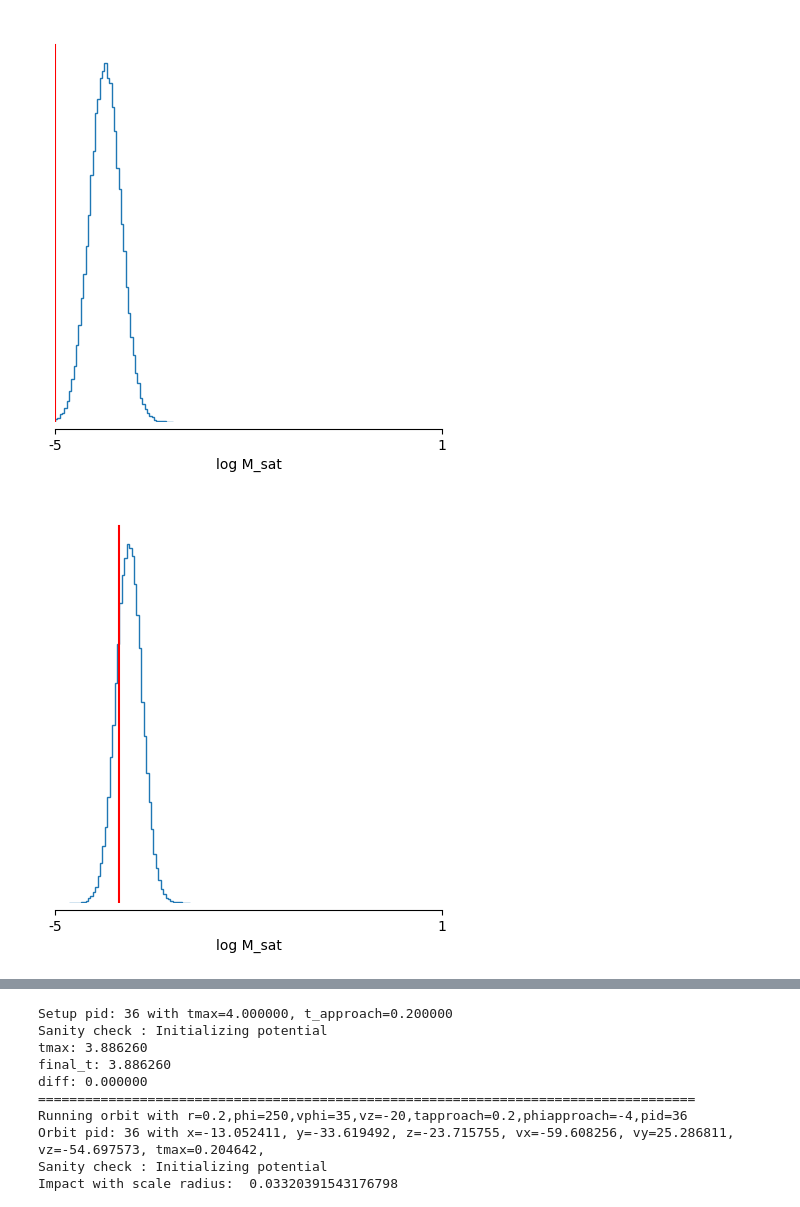
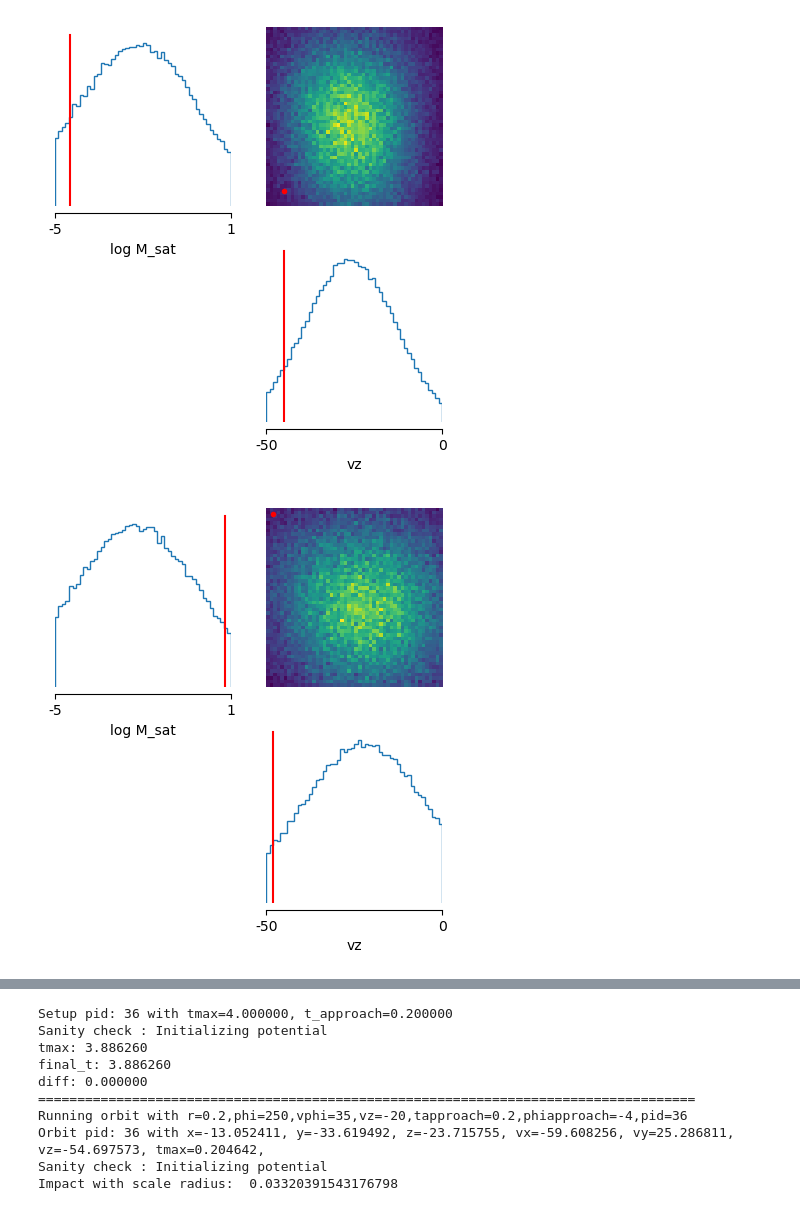
Before and after one commit to RutongPei/SBI-streameeeee, a Jupyter notebook: sims/sbi_with_stream_simulator.ipynb, the cells around one changed output, grey strips where cells are left out. Drawn from its saved outputs; the diff is of its cells as text; code cells hidden in the pictures.

```diff
--- a/sims/sbi_with_stream_simulator.ipynb
+++ b/sims/sbi_with_stream_simulator.ipynb
@@ -146,6 +164,6 @@ inference = SNPE(prior=prior_uniform, density_estimator=neural_posterior)
 # %%
 # run the inference procedure on one round and 10000 simulated data points
-theta, x = simulate_for_sbi(simulator, prior_uniform, num_simulations=10)
+theta, x = simulate_for_sbi(simulator_wrapper, prior, num_simulations=100, simulation_batch_size = 8)
 # %% [output]
 Setup pid: 36 with tmax=4.000000, t_approach=0.200000
 Sanity check : Initializing potential
@@ -278,2 +394,2 @@ posterior = inference.build_posterior(density_estimator)
 # %%
-posterior = infer(simulator, prior_uniform, "SNPE", num_simulations=100)
+# posterior = infer(simulator, prior_uniform, "SNPE", num_simulations=100)
@@ -431,11 +404,11 @@ Sanity check : Initializing potential
 # %%
-observation1 = simulator(torch.as_tensor([-5]))
-observation2 = simulator(torch.as_tensor([-4]))
-observation3 = simulator(torch.as_tensor([-3]))
-observation4 = simulator(torch.as_tensor([-2]))
-observation5 = simulator(torch.as_tensor([-1]))
-observation6 = simulator(torch.as_tensor([0]))
-observation7 = simulator(torch.as_tensor([1]))
+observation1 = simulator(true_parameter1)
+observation2 = simulator(true_parameter2)
+observation3 = simulator(true_parameter3)
+observation4 = simulator(true_parameter4)
+observation5 = simulator(true_parameter5)
+observation6 = simulator(true_parameter6)
+observation7 = simulator(true_parameter7)
 # %% [output]
 Setup pid: 36 with tmax=4.000000, t_approach=0.200000
 Sanity check : Initializing potential
@@ -464,69 +437,69 @@ posterior_samples_6 = posterior.sample((100000,), x=observation6)
 posterior_samples_7 = posterior.sample((100000,), x=observation7)
 # %%
 _ = analysis.pairplot(
-    posterior_samples_1, limits = [[-5,1]],
-    ticks = [[-5,1]],
+    posterior_samples_1, limits = [[-5,1], [-50, 0]],
+    ticks = [[-5,1], [-50, 0]],
     figsize = (5, 5),
-    points = np.array([-5]),
+    points = true_parameter1,
     points_offdiag = {"markersize": 6},
     points_colors = "r",
-    labels = ["log M_sat"]
+    labels = ["log M_sat","vz"]
 )
 
 _ = analysis.pairplot(
-    posterior_samples_2, limits = [[-5,1]],
-    ticks = [[-5,1]],
+    posterior_samples_2, limits = [[-5,1], [-50, 0]],
+    ticks = [[-5,1], [-50, 0]],
     figsize = (5, 5),
-    points = np.array([-4]),
+    points = true_parameter2,
     points_offdiag = {"markersize": 6},
     points_colors = "r",
-    labels = ["log M_sat"]
+    labels = ["log M_sat","vz"]
 )
 _ = analysis.pairplot(
-    posterior_samples_3, limits = [[-5,1]],
-    ticks = [[-5,1]],
+    posterior_samples_3, limits = [[-5,1], [-50, 0]],
+    ticks = [[-5,1], [-50, 0]],
     figsize = (5, 5),
-    points = np.array([-3]),
+    points = true_parameter3,
     points_offdiag = {"markersize": 6},
     points_colors = "r",
-    labels = ["log M_sat"]
+    labels = ["log M_sat","vz"]
 )
 _ = analysis.pairplot(
-    posterior_samples_4, limits = [[-5,1]],
-    ticks = [[-5,1]],
+    posterior_samples_4, limits = [[-5,1], [-50, 0]],
+    ticks = [[-5,1], [-50, 0]],
     figsize = (5, 5),
-    points = np.array([-2]),
+    points = true_parameter4,
     points_offdiag = {"markersize": 6},
     points_colors = "r",
-    labels = ["log M_sat"]
+    labels = ["log M_sat","vz"]
 )
 _ = analysis.pairplot(
-    posterior_samples_5, limits = [[-5,1]],
-    ticks = [[-5,1]],
+    posterior_samples_5, limits = [[-5,1], [-50, 0]],
+    ticks = [[-5,1], [-50, 0]],
     figsize = (5, 5),
-    points = np.array([-1]),
+    points = true_parameter5,
     points_offdiag = {"markersize": 6},
     points_colors = "r",
-    labels = ["log M_sat"]
+    labels = ["log M_sat","vz"]
 )
 _ = analysis.pairplot(
-    posterior_samples_6, limits = [[-5,1]],
-    ticks = [[-5,1]],
+    posterior_samples_6, limits = [[-5,1], [-50, 0]],
+    ticks = [[-5,1], [-50, 0]],
     figsize = (5, 5),
-    points = np.array([0]),
+    points = true_parameter6,
     points_offdiag = {"markersize": 6},
     points_colors = "r",
-    labels = ["log M_sat"]
+    labels = ["log M_sat","vz"]
 )
 _ = analysis.pairplot(
-    posterior_samples_7, limits = [[-5,1]],
-    ticks = [[-5,1]],
+    posterior_samples_7, limits = [[-5,1], [-50, 0]],
+    ticks = [[-5,1], [-50, 0]],
     figsize = (5, 5),
-    points = np.array([1]),
+    points = true_parameter7,
     points_offdiag = {"markersize": 6},
     points_colors = "r",
-    labels = ["log M_sat"]
+    labels = ["log M_sat","vz"]
 )
 # %% [output]
-[figure, old version]
+[figure, new version]
-[figure, old version]
+[figure, new version]
```
Also changed, not shown: parts of 12 cells of this notebook.
